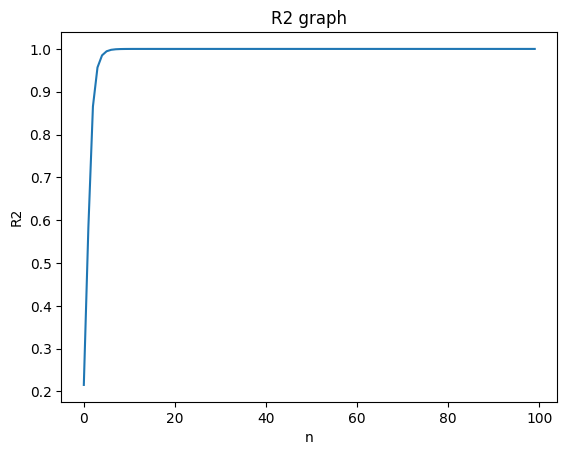
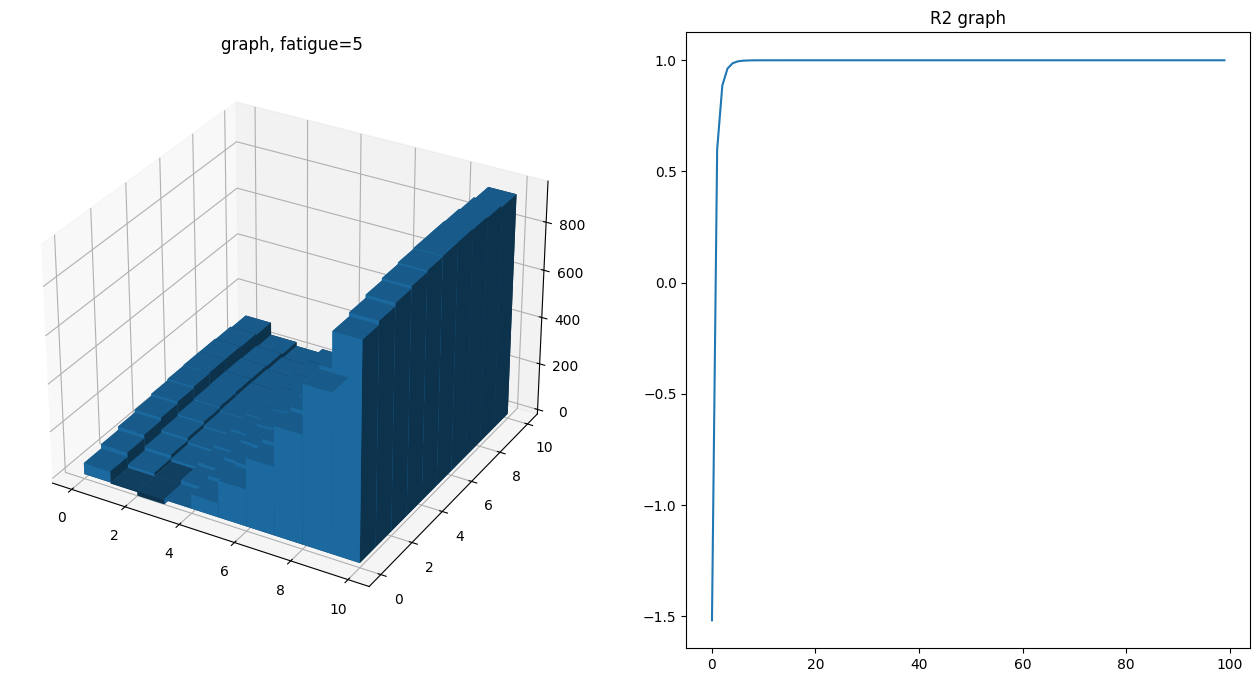
Unified diff of the notebook cell whose output changed from the first chart to the second:
--- before
+++ after
@@ -1,4 +1,5 @@
 import numpy as np
 from matplotlib import pyplot as plt
+from mpl_toolkits.mplot3d import Axes3D
 
 N = 10000 #경사하강법 반복횟수
@@ -30,4 +31,10 @@
     return np.dot(polynomialC, [a*a, g*g, f*f, a*g, g*f, f*a, a, g, f, 1])
 
+def P(a, g, f):#유니버설 함수용 polynomial()
+    a, g, f=(a-altnn[0])/altnn[1],(g-gradnn[0])/gradnn[1],(f-fatiguenn[0])/fatiguenn[1]
+    return (polynomialC[0]*a*a+polynomialC[1]*g*g+polynomialC[2]*f*f\
+            +polynomialC[3]*a*g+polynomialC[4]*g*f+polynomialC[5]*f*a\
+            +polynomialC[6]*a+polynomialC[7]*g+polynomialC[8]*f+polynomialC[9])*vnn[1]+vnn[0]
+
 def calcY():
     return [polynomial(altN[i], gradN[i], fatigueN[i]) for i in range(len(alt))]
@@ -49,7 +56,18 @@
     return(polynomial((a - altnn[0])/altnn[1], (g - gradnn[0])/gradnn[1], (f - fatiguenn[0])/fatiguenn[1])*vnn[1] + vnn[0])
 
-plt.title("R2 graph")
-plt.xlabel("n")
-plt.ylabel("R2")
-plt.plot(np.arange(100), R2s)
+fig = plt.figure(figsize=(16, 8))
+ax1 = fig.add_subplot(121, projection='3d')
+ax2 = fig.add_subplot(122)
+
+_x = np.arange(10)
+_y = np.arange(10)
+_xx, _yy = np.meshgrid(_x, _y)
+x, y = _xx.ravel(), _yy.ravel()
+
+graph = P(x, y, 5)
+ax1.set_title('graph, fatigue=5')
+ax1.bar3d(x, y, np.zeros_like(graph), 1, 1, graph, shade=True)
+
+ax2.set_title("R2 graph")
+ax2.plot(np.arange(100), R2s)
 plt.show()

Commit: 그래프 더 추가